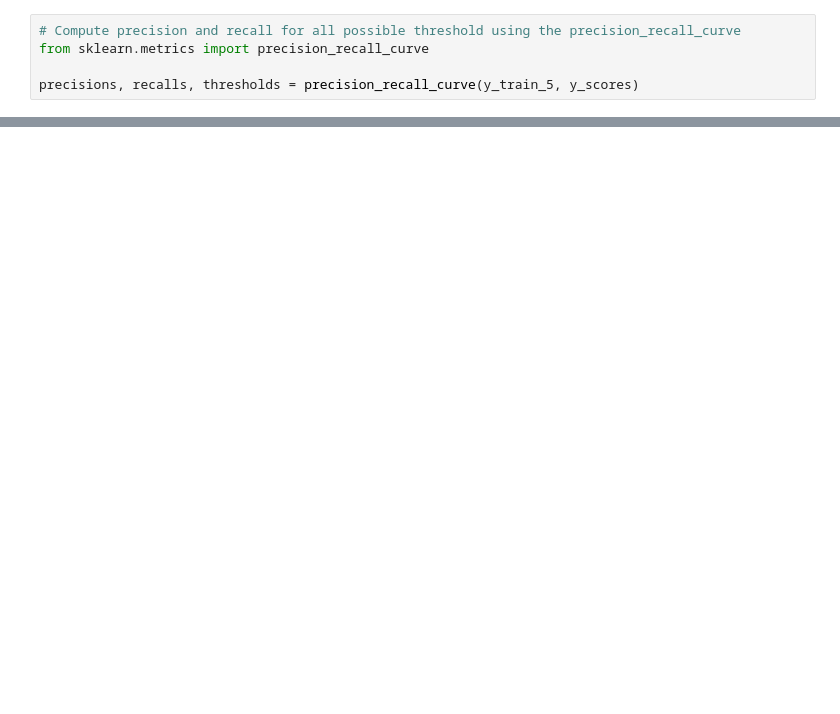
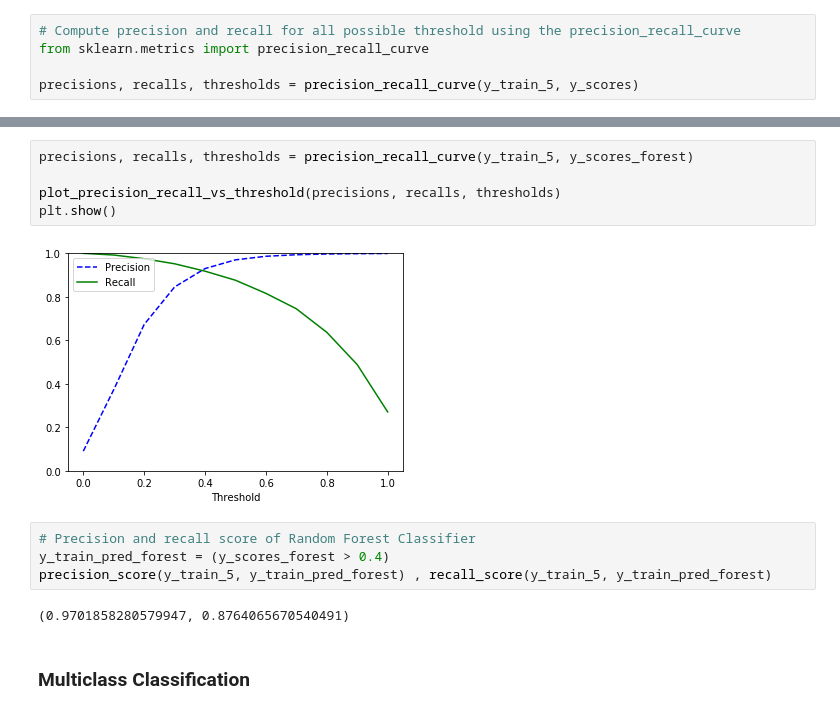
Before and after one commit to bdthai81/MyProjects, a Jupyter notebook: Hands-On ML/Chapter_3/Classification.ipynb, the cells around one changed output, grey strips where cells are left out. Drawn from its saved outputs; the diff is of its cells as text; blank space fills up the shorter version.

```diff
--- a/Hands-On ML/Chapter_3/Classification.ipynb
+++ b/Hands-On ML/Chapter_3/Classification.ipynb
@@ -197,0 +269,15 @@ plt.show()
+# %%
+precisions, recalls, thresholds = precision_recall_curve(y_train_5, y_scores_forest)
+
+plot_precision_recall_vs_threshold(precisions, recalls, thresholds)
+plt.show()
+# %% [output]
+[figure, added]
+# %%
+# Precision and recall score of Random Forest Classifier
+y_train_pred_forest = (y_scores_forest > 0.4)
+precision_score(y_train_5, y_train_pred_forest) , recall_score(y_train_5, y_train_pred_forest)
+# %% [output]
+(0.9701858280579947, 0.8764065670540491)
+# %% [markdown]
+### Multiclass Classification
```
Also changed, not shown: parts of 49 cells of this notebook.
